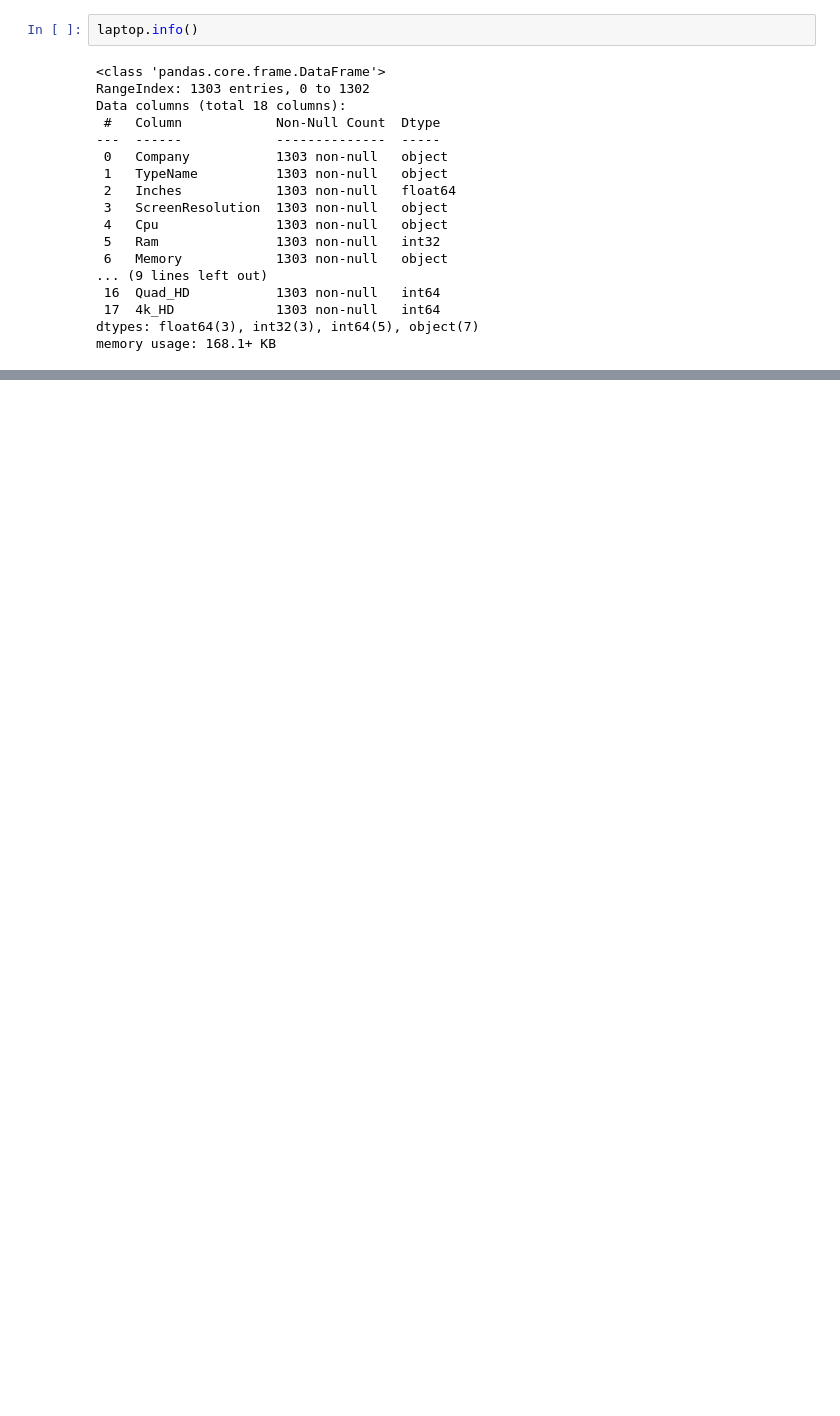
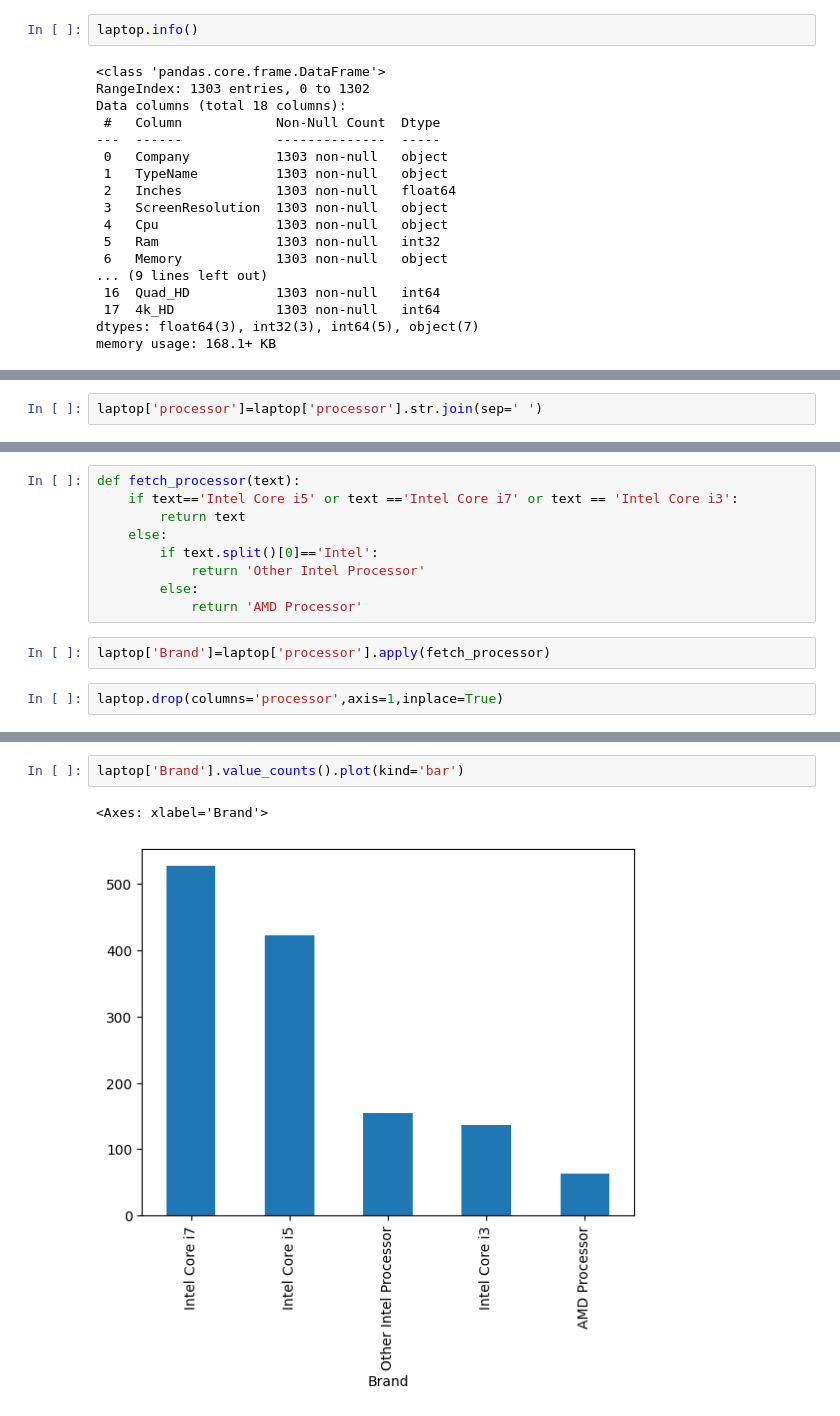
Before and after one commit to ChitwanRana/Predictive-Price-Estimator, a Jupyter notebook: Laptop_Price_Prediction.ipynb, the cells around one changed output, grey strips where cells are left out. Saved outputs shown, nothing was run; the diff lists cells and outputs as text; blank space fills up the shorter version.

```diff
--- a/Laptop_Price_Prediction.ipynb
+++ b/Laptop_Price_Prediction.ipynb
@@ -263,0 +292,2 @@ memory usage: 168.1+ KB
+# %%
+laptop['processor']=laptop['processor'].str.join(sep=' ')
@@ -263,0 +309,13 @@ memory usage: 168.1+ KB
+# %%
+def fetch_processor(text):
+    if text=='Intel Core i5' or text =='Intel Core i7' or text == 'Intel Core i3':
+        return text
+    else:
+        if text.split()[0]=='Intel':
+            return 'Other Intel Processor'
+        else:
+            return 'AMD Processor'
+# %%
+laptop['Brand']=laptop['processor'].apply(fetch_processor)
+# %%
+laptop.drop(columns='processor',axis=1,inplace=True)
@@ -263,0 +331,5 @@ memory usage: 168.1+ KB
+# %%
+laptop['Brand'].value_counts().plot(kind='bar')
+# %% [output]
+<Axes: xlabel='Brand'>
+[figure, added]
```
Also changed, not shown: parts of 44 cells of this notebook.
